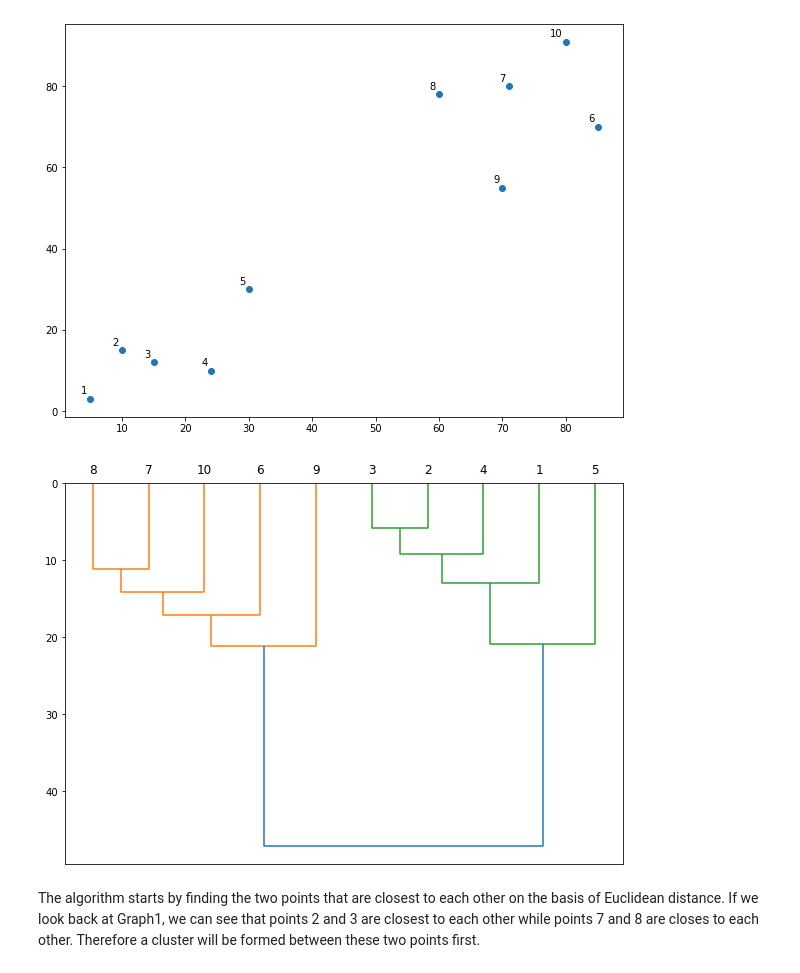
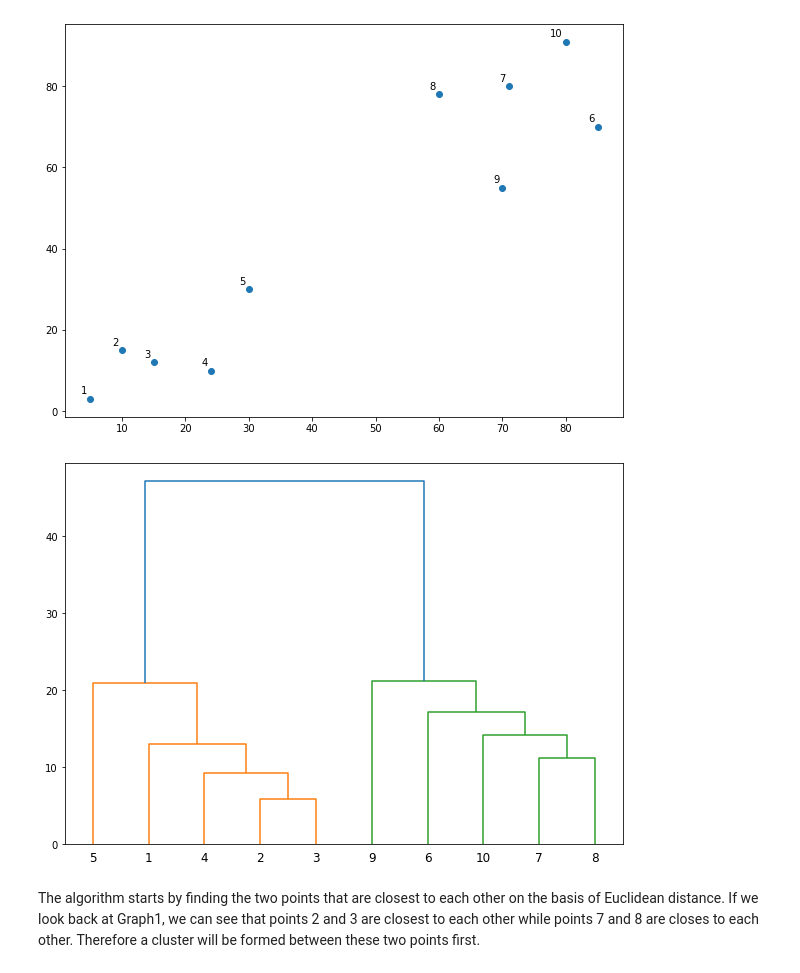
Before and after one commit to amisijlak/Africa-Data-School, a Jupyter notebook: 27 Clustering/Clustering.ipynb, the cells around one changed output. Cells and saved outputs as stored; diff of their text form; code cells hidden in the pictures.

```diff
--- a/27 Clustering/Clustering.ipynb
+++ b/27 Clustering/Clustering.ipynb
@@ -270,19 +270,19 @@ plt.show()
 # %%
 from scipy.cluster.hierarchy import dendrogram, linkage
 
 linked = linkage(X, 'single')
 
 labelList = range(1, 11)
 
 plt.figure(figsize=(10, 7))
 dendrogram(linked,
-            orientation='bottom',
+            orientation='top',
             labels=labelList,
-            distance_sort='descending',
+            distance_sort='ascending',
             show_leaf_counts=True)
 plt.show()
 # %% [output]
-[figure, old version]
+[figure, new version]
 # %% [markdown]
 The algorithm starts by finding the two points that are closest to each other on the basis of Euclidean distance. If we look back at Graph1, we can see that points 2 and 3 are closest to each other while points 7 and 8 are closes to each other. Therefore a cluster will be formed between these two points first.
 # %% [markdown]
```
Also changed, not shown: parts of 6 cells of this notebook, 3 other files.
